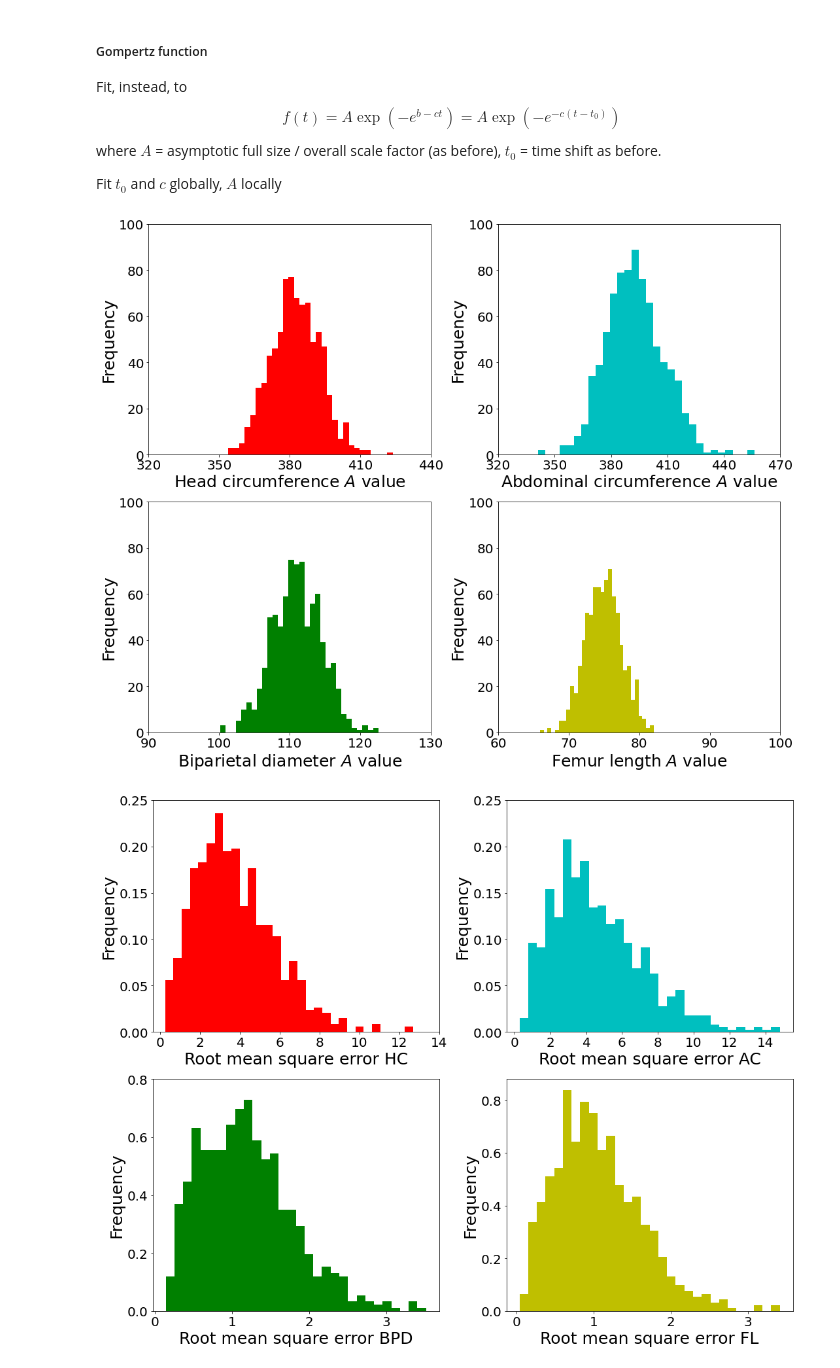
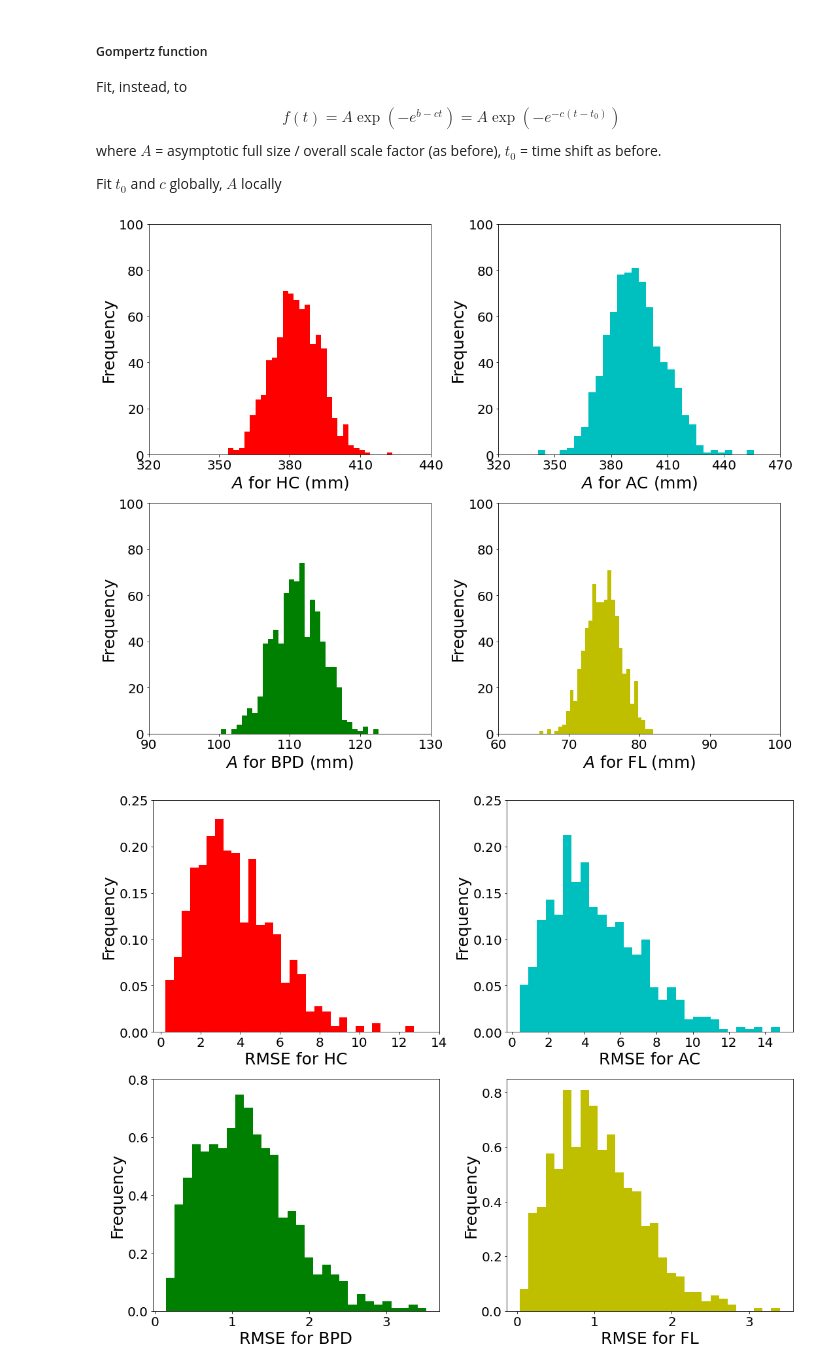
Before and after one commit to chandranikumari/FetusGrowthModel, a Jupyter notebook: Gompertz_Optimization+Plots.ipynb, the cells around one changed output. Drawn from its saved outputs; the diff is of its cells as text; code cells hidden in the pictures.

```diff
--- a/Gompertz_Optimization+Plots.ipynb
+++ b/Gompertz_Optimization+Plots.ipynb
@@ -13,0 +14,6 @@ data = getMeasurements_int(data_df)
+# %%
+data_df = pd.read_csv('seethapathyCleanedData.csv')
+data = getMeasurements_int(data_df)
+data = data.drop([i for i in range(len(data['GA'])) if list(data['GA'])[i][1] > 24]).reset_index(drop = True)
+data = data.drop([i for i in range(len(data['GA'])) if list(data['GA'])[i][-1] < 27]).reset_index(drop = True)
+data = rmMultipleUS(data)
@@ -54,16 +62,16 @@ ax[1,0].hist(A_bpd, bins=30,color = "g");
 ax[1,1].hist(A_fl, bins=30,color = "y");
 
 
-ax[0][0].set_xlabel('Head circumference $A$ value')
+ax[0][0].set_xlabel('$A$ for HC (mm)')
 ax[0][0].set_ylabel('Frequency')
 
-ax[0][1].set_xlabel('Abdominal circumference $A$ value')
+ax[0][1].set_xlabel('$A$ for AC (mm)')
 ax[0][1].set_ylabel('Frequency')
 
-ax[1][0].set_xlabel('Biparietal diameter $A$ value')
+ax[1][0].set_xlabel('$A$ for BPD (mm)')
 ax[1][0].set_ylabel('Frequency')
 
-ax[1][1].set_xlabel('Femur length $A$ value')
+ax[1][1].set_xlabel('$A$ for FL (mm)')
 ax[1][1].set_ylabel('Frequency');
 
 ax[0][0].set_xticks(np.arange(320, 441, 30))
@@ -83,7 +91,7 @@ plt.tight_layout()
 plt.savefig('FigOutput/Avalue.png',dpi = 600,bbox_inches='tight')
 plt.savefig('FigOutput/Avalue.pdf',dpi = 600,bbox_inches='tight')
 # %% [output]
-[figure, old version]
+[figure, new version]
 # %%
 pidLerrG_hc,pidLerrB_hc,maperr_hc,_ = CalError(data,list(data['GA']),list(data['HC']),A_hc,t0_hc,c_hc)
 pidLerrG_ac,pidLerrB_ac,maperr_ac,_ = CalError(data,list(data['GA']),list(data['AC']),A_ac,t0_ac,c_ac)
@@ -115,41 +123,41 @@ ax[1,1].hist(errlist_fl, bins = 30, density=True, color = "y");
 #ax[1,1].hist(errlist_fl, bins = range(0,int(max(errlist_fl)),10),color = "y");
 
 
-ax[0][0].set_xlabel('Root mean square error HC')
+ax[0][0].set_xlabel('RMSE for HC')
 ax[0][0].set_ylabel('Frequency')
 
-ax[0][1].set_xlabel('Root mean square error AC')
+ax[0][1].set_xlabel('RMSE for AC')
 ax[0][1].set_ylabel('Frequency')
 
-ax[1][0].set_xlabel('Root mean square error BPD')
+ax[1][0].set_xlabel('RMSE for BPD')
 ax[1][0].set_ylabel('Frequency')
 
-ax[1][1].set_xlabel('Root mean square error FL')
+ax[1][1].set_xlabel('RMSE for FL')
 ax[1][1].set_ylabel('Frequency');
 
 ax[0][0].set_xticks(np.arange(0, 15, 2))
 ax[0][0].set_yticks(np.arange(0, 0.3, 0.05))
 
 ax[0][1].set_xticks(np.arange(0, 16, 2))
 ax[0][1].set_yticks(np.arange(0, 0.3, 0.05))
 
 ax[1][0].set_xticks(np.arange(0, 4, 1))
 ax[1][0].set_yticks(np.arange(0, 0.9, 0.2))
 
 ax[1][1].set_xticks(np.arange(0, 4, 1))
 ax[1][1].set_yticks(np.arange(0, 0.9, 0.2))
 
 #ax[1][0].set_xlim([0, 50])
 #ax[0][0].set_ylim([0, 0.6])
 #ax[0][1].set_ylim([0, 0.6])
 #ax[1][0].set_ylim([0, 0.6])
 #ax[1][1].set_ylim([0, 0.6])
 
 plt.tight_layout()
 plt.savefig('FigOutput/RMSE.png',dpi = 600,bbox_inches='tight')
 plt.savefig('FigOutput/RMSE.pdf',dpi = 600,bbox_inches='tight')
 # %% [output]
-[figure, old version]
+[figure, new version]
 # %%
 binary_mape_df = pd.DataFrame(list(zip(Binarise_BadGoodfit(data, pidLerrG_hc, pidLerrB_hc),
                                        Binarise_BadGoodfit(data, pidLerrG_ac, pidLerrB_ac),
```
Also changed, not shown: parts of 14 cells of this notebook.
